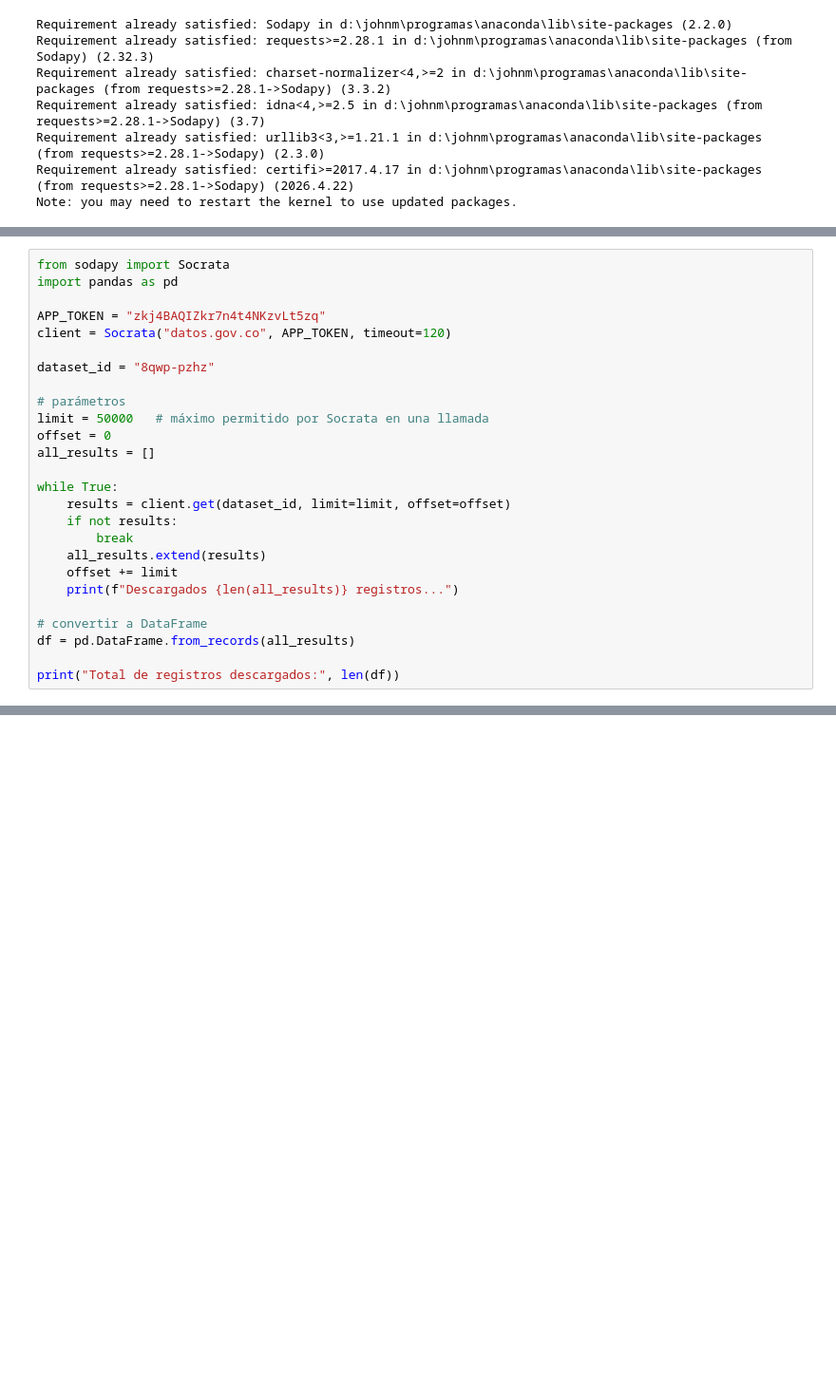
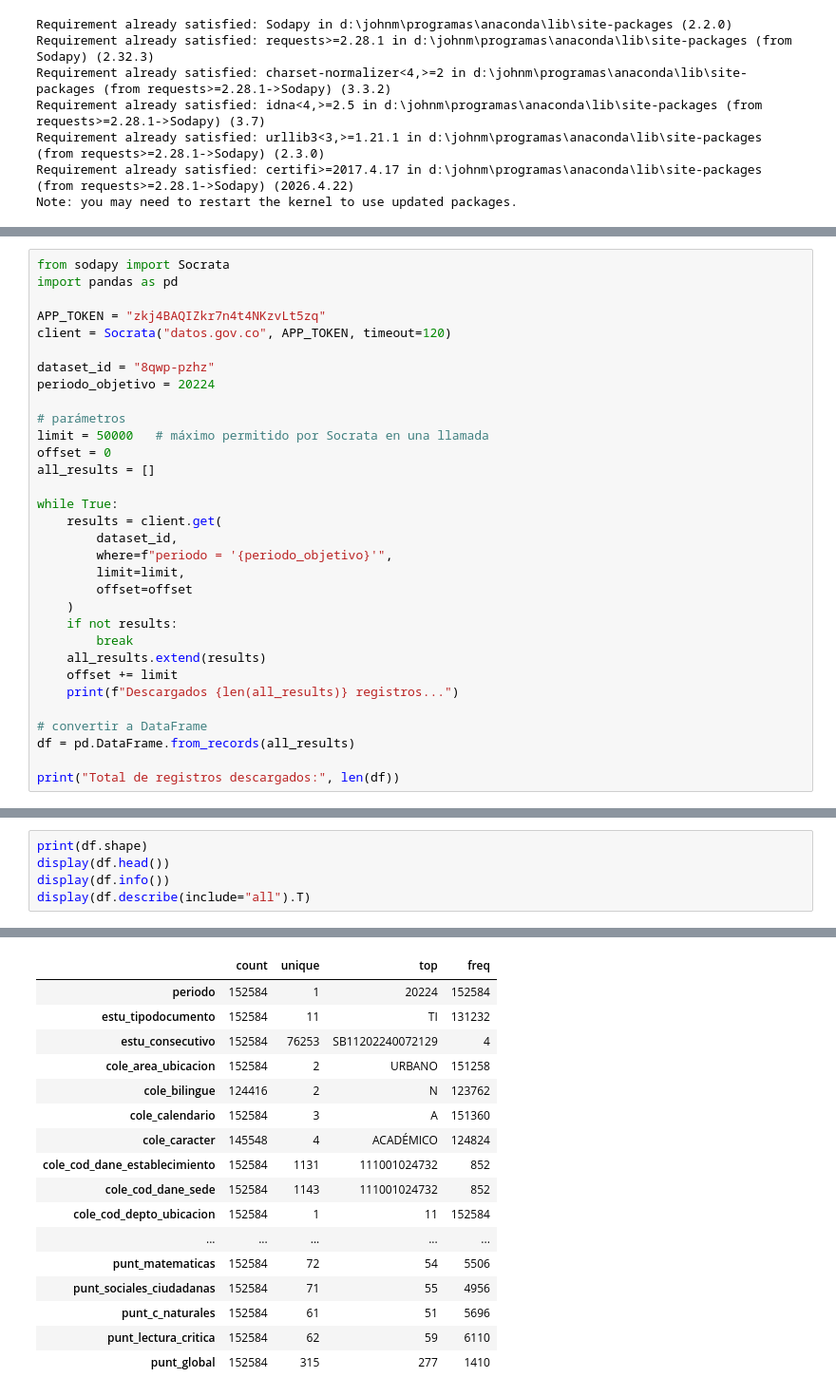
Before and after one commit to kcaicedor/despliegue_icfes, a Jupyter notebook: icfes.ipynb, the cells around one changed output, grey strips where cells are left out. Shown at 95% size. Cells and saved outputs as stored; diff of their text form; blank space fills up the shorter version.

```diff
--- a/icfes.ipynb
+++ b/icfes.ipynb
@@ -41,6 +45,7 @@ APP_TOKEN = "zkj4BAQIZkr7n4t4NKzvLt5zq"
 client = Socrata("datos.gov.co", APP_TOKEN, timeout=120)
 
 dataset_id = "8qwp-pzhz"
+periodo_objetivo = 20224
 
 # parámetros
 limit = 50000   # máximo permitido por Socrata en una llamada
@@ -48,7 +53,12 @@ offset = 0
 all_results = []
 
 while True:
-    results = client.get(dataset_id, limit=limit, offset=offset)
+    results = client.get(
+        dataset_id,
+        where=f"periodo = '{periodo_objetivo}'",
+        limit=limit,
+        offset=offset
+    )
     if not results:
         break
     all_results.extend(results)
@@ -61,0 +78,6 @@ print("Total de registros descargados:", len(df))
+# %%
+print(df.shape)
+display(df.head())
+display(df.info())
+display(df.describe(include="all").T)
+# %% [output]
@@ -61,0 +110,17 @@ print("Total de registros descargados:", len(df))
+|  | count | unique | top | freq |
+| periodo | 152584 | 1 | 20224 | 152584 |
+| estu_tipodocumento | 152584 | 11 | TI | 131232 |
+| estu_consecutivo | 152584 | 76253 | SB11202240072129 | 4 |
+| cole_area_ubicacion | 152584 | 2 | URBANO | 151258 |
+| cole_bilingue | 124416 | 2 | N | 123762 |
+| cole_calendario | 152584 | 3 | A | 151360 |
+| cole_caracter | 145548 | 4 | ACADÉMICO | 124824 |
+| cole_cod_dane_establecimiento | 152584 | 1131 | 111001024732 | 852 |
+| cole_cod_dane_sede | 152584 | 1143 | 111001024732 | 852 |
+| cole_cod_depto_ubicacion | 152584 | 1 | 11 | 152584 |
+| ... | ... | ... | ... | ... |
+| punt_matematicas | 152584 | 72 | 54 | 5506 |
+| punt_sociales_ciudadanas | 152584 | 71 | 55 | 4956 |
+| punt_c_naturales | 152584 | 61 | 51 | 5696 |
+| punt_lectura_critica | 152584 | 62 | 59 | 6110 |
+| punt_global | 152584 | 315 | 277 | 1410 |
```
Also changed, not shown: parts of 24 cells of this notebook.
